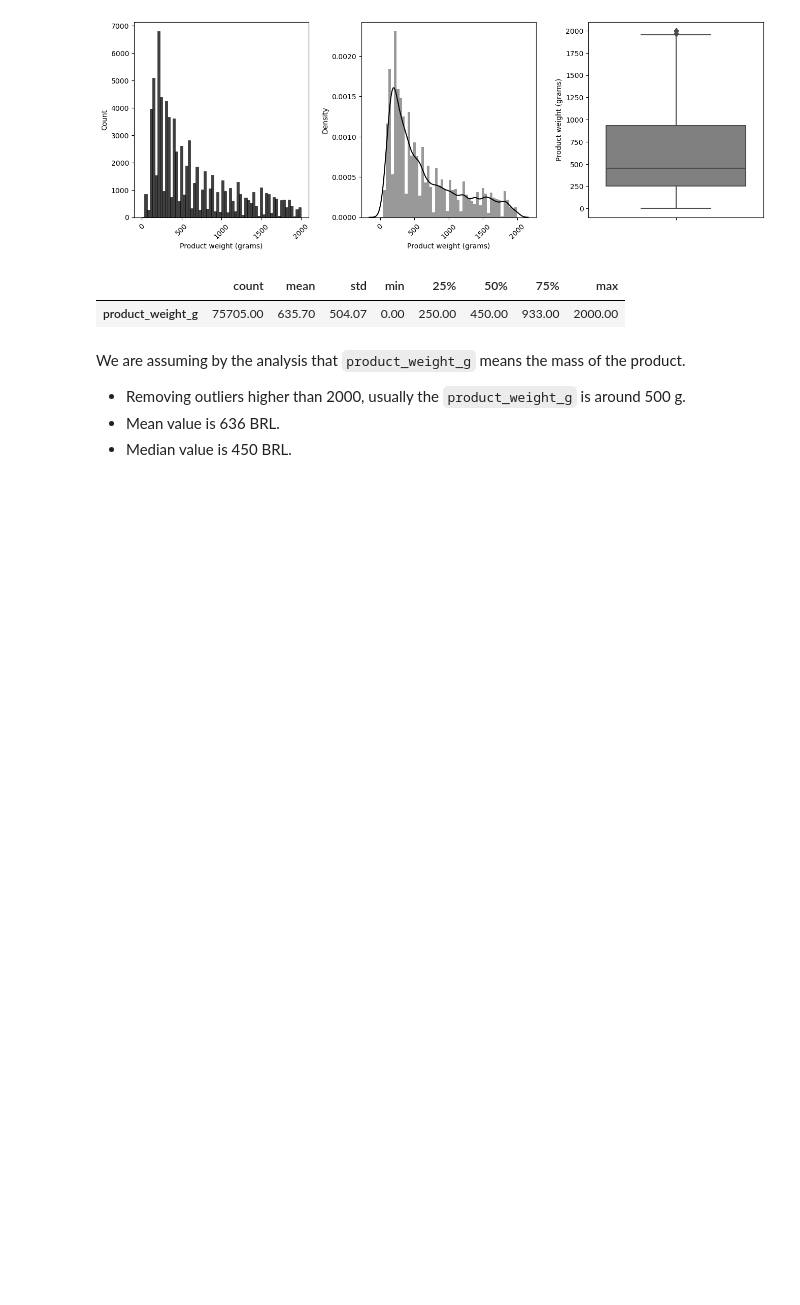
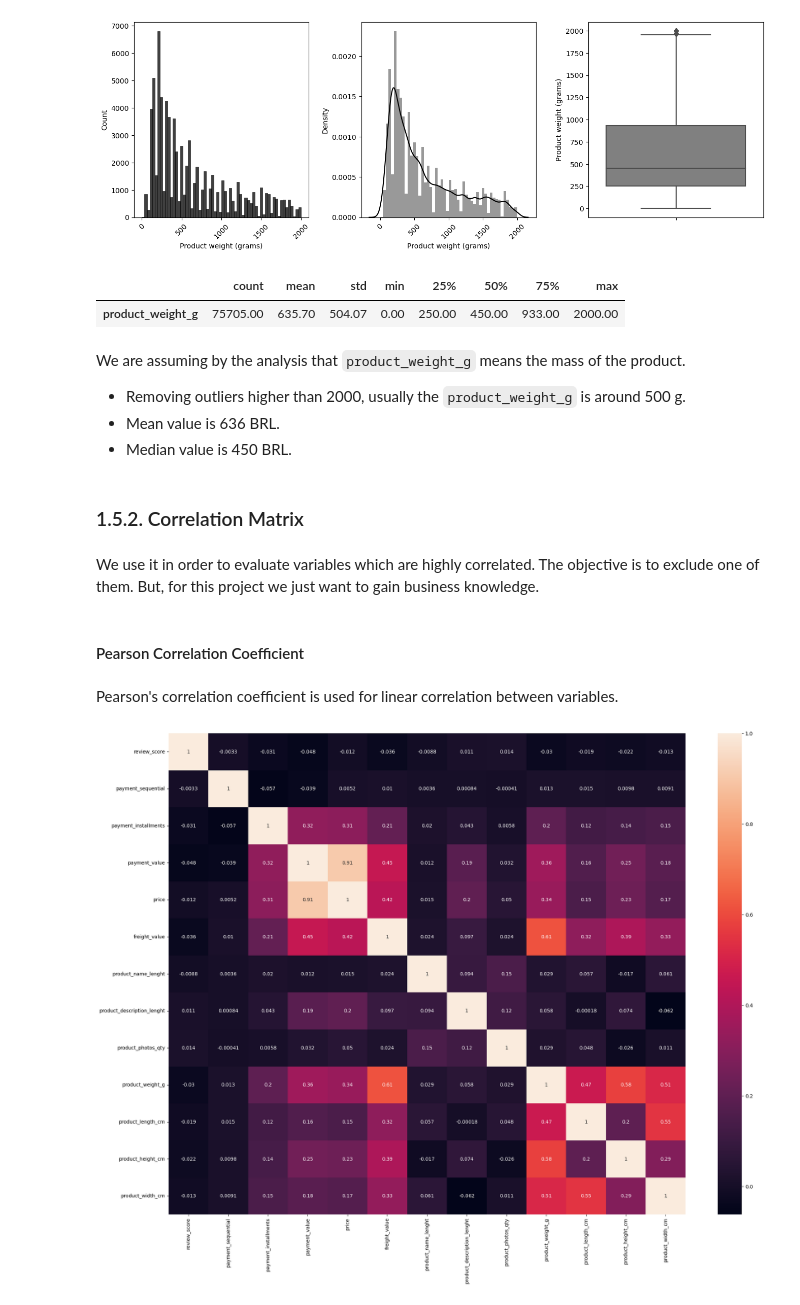
Before and after one commit to lucasquemelli/customer_satisfaction_prediction, a Jupyter notebook: customer_satisfaction_prediction.ipynb, the cells around one changed output. Cells and saved outputs as stored; diff of their text form; code cells hidden in the pictures; blank space fills up the shorter version.

```diff
--- a/customer_satisfaction_prediction.ipynb
+++ b/customer_satisfaction_prediction.ipynb
@@ -902,3 +902,17 @@ We are assuming by the analysis that `product_weight_g` means the mass of the pr
 - Removing outliers higher than 2000, usually the `product_weight_g` is around 500 g.
 - Mean value is 636 BRL.
 - Median value is 450 BRL.
+# %% [markdown]
+### 1.5.2. Correlation Matrix
+# %% [markdown]
+We use it in order to evaluate variables which are highly correlated. The objective is to exclude one of them. But, for this project we just want to gain business knowledge.
+# %% [markdown]
+#### Pearson Correlation Coefficient
+# %% [markdown]
+Pearson's correlation coefficient is used for linear correlation between variables.
+# %%
+plt.figure(figsize = (24,18))
+
+sns.heatmap(num_attributes.corr(method="pearson"), annot=True);
+# %% [output]
+[figure, added]
```
Also changed, not shown: parts of 8 cells of this notebook.
